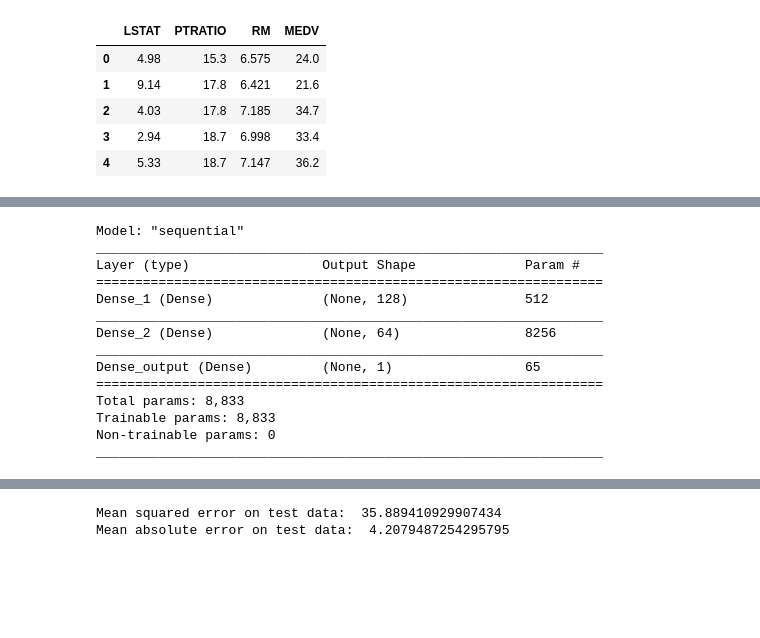
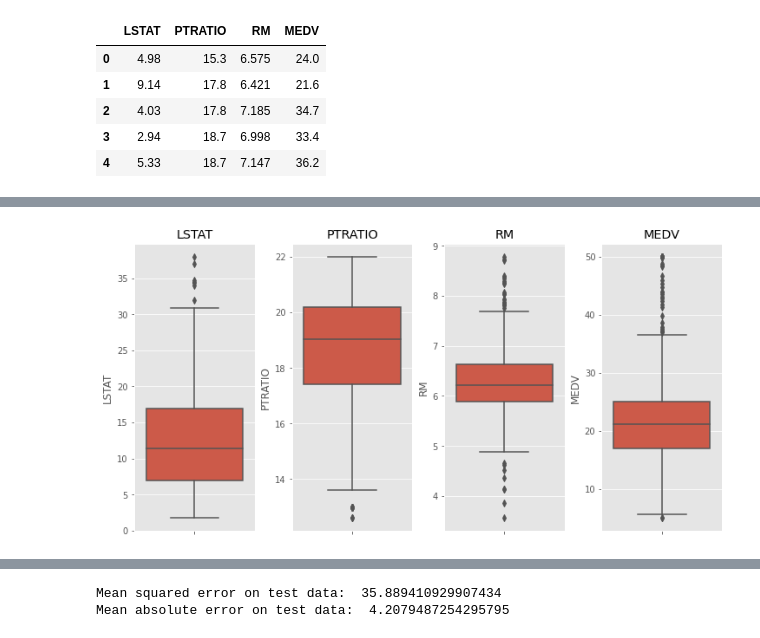
Before and after one commit to HarishBachu/NNDL, a Jupyter notebook: Q1c-Copy1.ipynb, the cells around one changed output, grey strips where cells are left out. Drawn from its saved outputs; the diff is of its cells as text; code cells hidden in the pictures; blank space fills up the shorter version.

```diff
--- a/Q1c-Copy1.ipynb
+++ b/Q1c-Copy1.ipynb
@@ -6,14 +6,19 @@ from sklearn.datasets import load_boston
 import math
 import numpy as np
 import pandas as pd
-from plotly.subplots import make_subplots
-import plotly.graph_objects as go
+# from plotly.subplots import make_subplots
+# import plotly.graph_objects as go
+from matplotlib import pyplot as plt
+import seaborn as sns
 
 from sklearn.model_selection import train_test_split
 from keras.models import Sequential
 from keras.layers import Dense
 
 from sklearn.metrics import mean_squared_error, mean_absolute_error
+
+plt.style.use("ggplot")
+%matplotlib inline
 # %%
 #Import Dataset
 
@@ -36,17 +41,14 @@ df.head()
 total_items = len(df.columns)
 items_per_row = 4
 total_rows = math.ceil(total_items / items_per_row)
-fig = make_subplots(rows=total_rows, cols=items_per_row)
+# fig = make_subplots(rows=total_rows, cols=items_per_row)
 cur_row = 1
 cur_col = 1
-for index, column in enumerate(df.columns):
-    fig.add_trace(go.Box(y=df[column], name=column), row=cur_row, col=cur_col)
+fig, ax = plt.subplots(1, 4, figsize = (10, 5), constrained_layout = True)
 
-    if cur_col % items_per_row == 0:
-        cur_col = 1
-        cur_row = cur_row + 1
-    else:
-        cur_col = cur_col + 1
-    fig.update_layout(height=500, width=700,  showlegend=False)
-fig.show()
+for idx, col in enumerate(df.columns):
+    sns.boxplot(y=col, data=df, ax=ax[idx])
+    ax[idx].set_title(col)
+
+plt.show()
 # %% [output]
@@ -55,3 +55,4 @@ fig.show()
+[figure, added]
 # %%
 X = df.loc[:, df.columns != 'MEDV']
 y = df.loc[:, df.columns == 'MEDV']
@@ -64,26 +65,12 @@ std = X_train.std(axis=0)
 X_train = (X_train - mean) / std
 X_test = (X_test - mean) / std
 # %%
-#Model Build, SGD
+def getModel(input_shape = (3, )):
+    model = Sequential()
+    model.add(Dense(128, input_shape=input_shape, activation='relu'))
+    model.add(Dense(64, activation='relu'))
+    model.add(Dense(1, activation='linear'))
 
-model = Sequential()
-model.add(Dense(128, input_shape=(3,), activation='relu', name='Dense_1'))
-model.add(Dense(64, activation='relu', name='Dense_2'))
-model.add(Dense(1, activation='linear', name='Dense_output'))
-model.compile(optimizer='SGD', loss='mse', metrics=['mae'])
-model.summary()
+    model.summary()
+
+    return model
-# %% [output]
-Model: "sequential"
-_________________________________________________________________
-Layer (type)                 Output Shape              Param #
-=================================================================
-Dense_1 (Dense)              (None, 128)               512
-_________________________________________________________________
-Dense_2 (Dense)              (None, 64)                8256
-_________________________________________________________________
-Dense_output (Dense)         (None, 1)                 65
-=================================================================
-Total params: 8,833
-Trainable params: 8,833
-Non-trainable params: 0
-_________________________________________________________________
```
Also changed, not shown: parts of 18 cells of this notebook.
